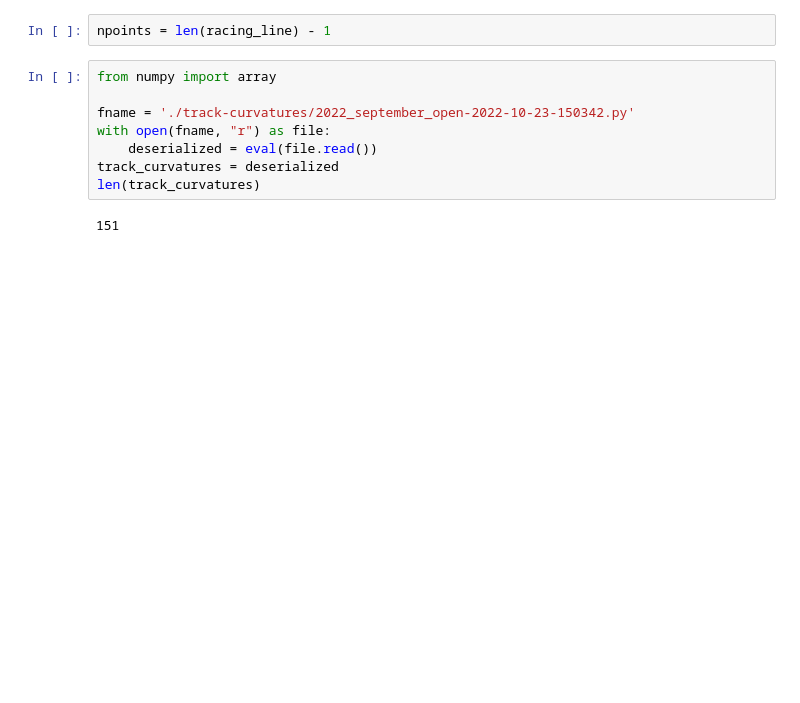
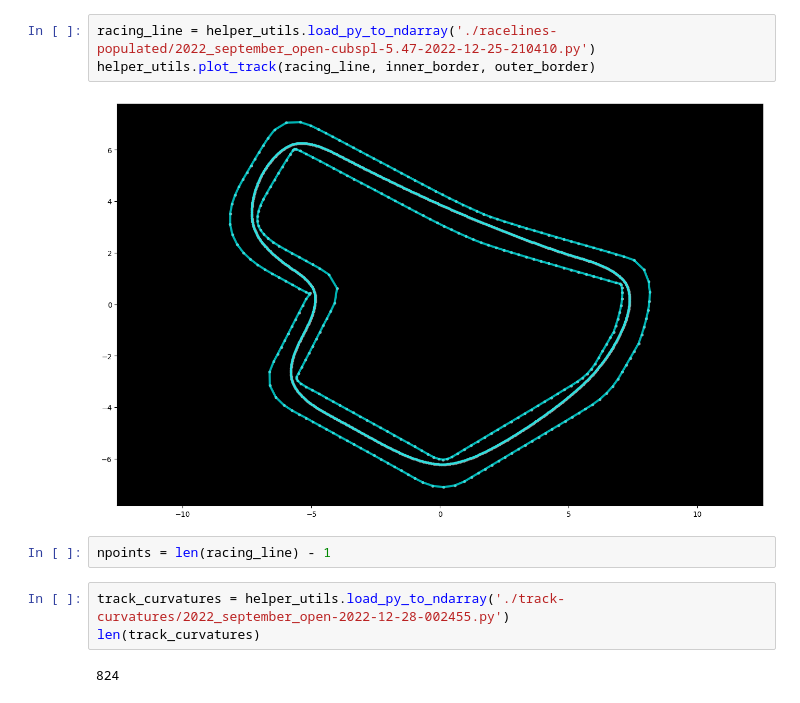
Before and after one commit to rohand2412/deepracer, a Jupyter notebook: deepracer-k1999-race-lines/Steering-Angle-Calculation.ipynb, the cells around one changed output. Saved outputs shown, nothing was run; the diff lists cells and outputs as text; blank space fills up the shorter version.

```diff
--- a/deepracer-k1999-race-lines/Steering-Angle-Calculation.ipynb
+++ b/deepracer-k1999-race-lines/Steering-Angle-Calculation.ipynb
@@ -95,15 +15,15 @@ def plot_track(ax):
+# %%
+racing_line = helper_utils.load_py_to_ndarray('./racelines-populated/2022_september_open-cubspl-5.47-2022-12-25-210410.py')
+helper_utils.plot_track(racing_line, inner_border, outer_border)
+# %% [output]
+[figure, added]
 # %%
 npoints = len(racing_line) - 1
-# %%
-from numpy import array
-
-fname = './track-curvatures/2022_september_open-2022-10-23-150342.py'
-with open(fname, "r") as file:
-    deserialized = eval(file.read())
-track_curvatures = deserialized
-len(track_curvatures)
-# %% [output]
-151
+# %%
+track_curvatures = helper_utils.load_py_to_ndarray('./track-curvatures/2022_september_open-2022-12-28-002455.py')
+len(track_curvatures)
+# %% [output]
+824
 # %%
 MAX_STEERING = 15
 MAX_RADIUS = 10
```
Also changed, not shown: parts of 13 cells of this notebook, 2 other files.
